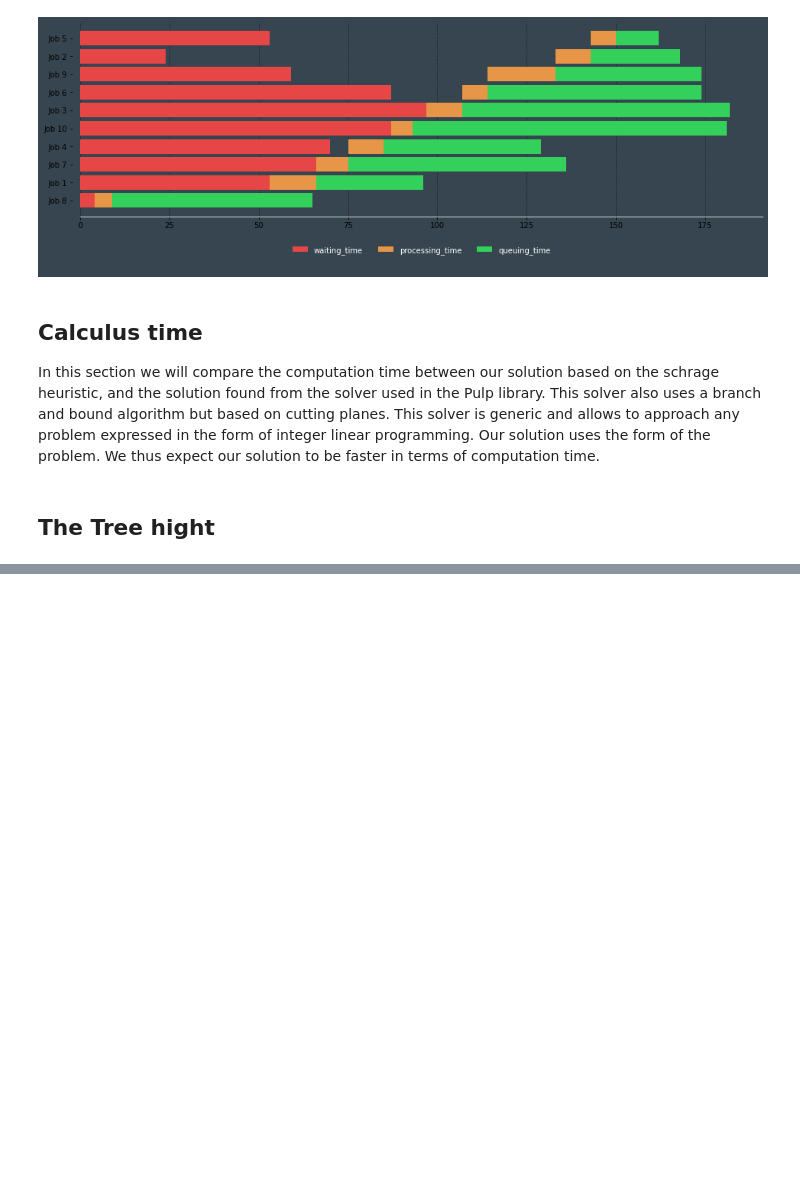
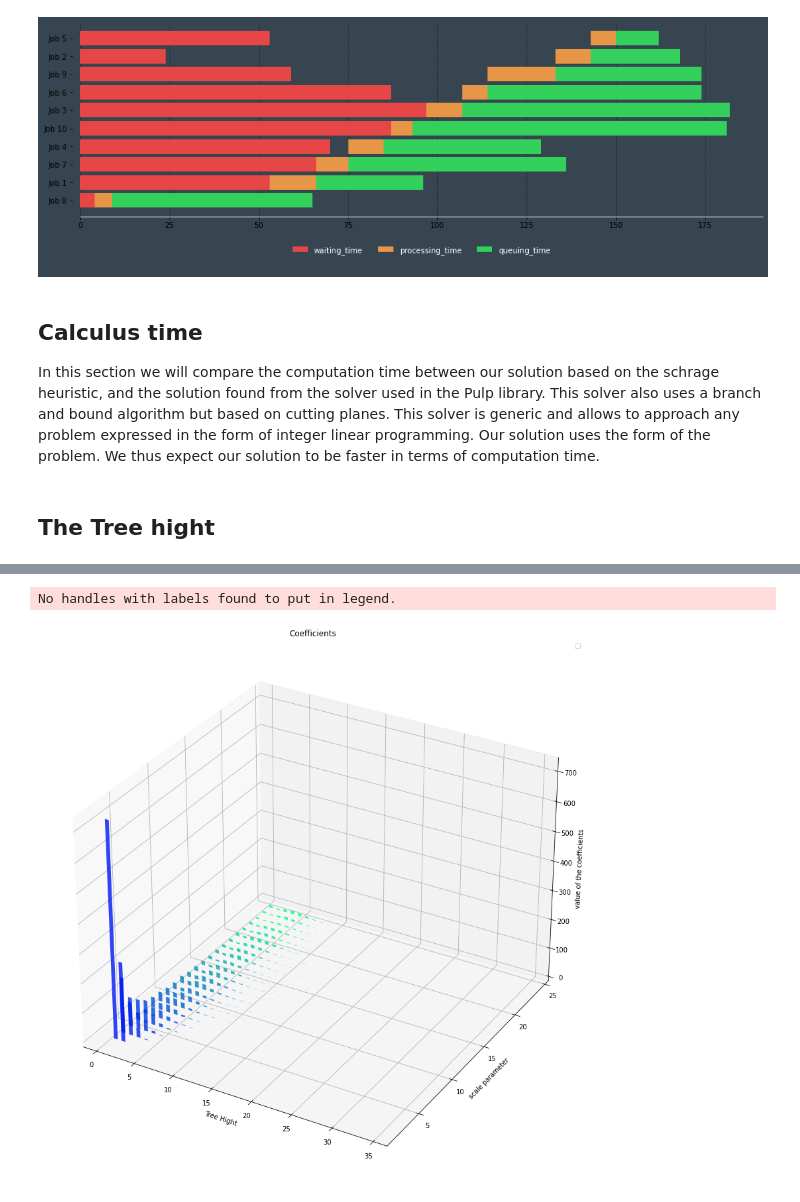
Before and after one commit to lolofo/ro_project_4gm, a Jupyter notebook: project_final/final_project.ipynb, the cells around one changed output, grey strips where cells are left out. Cells and saved outputs as stored; diff of their text form; code cells hidden in the pictures; blank space fills up the shorter version.

Commit message:
tree_hight

```diff
--- a/project_final/final_project.ipynb
+++ b/project_final/final_project.ipynb
@@ -1340,0 +1356,20 @@ In this section we will compare the computation time between our solution based
+# %%
+dist_hight = {}
+n_range = list(range(2,25)) # --> start with this range (first obsrvations)
+num = 1000
+
+
+for n in n_range :
+    dist_hight[n] = []
+
+for n in n_range :
+    print(n)
+
+    for j in range(1,num+1) :
+
+        np.random.seed(j)
+        N,a,d,q = random_instance_default(n , 20 , 25)
+        solution  = branch_n_bound(N , a , d , q , msg = 0)
+        Tree = solution['Tree']
+
+        dist_hight[n].append(get_size(Tree))
@@ -1340,0 +1394,46 @@ In this section we will compare the computation time between our solution based
+# %%
+# --> graphique representations
+
+fig = plt.figure(figsize = (15,15))
+ax = fig.add_subplot(111, projection='3d')
+nbins = 70
+p = np.linspace(0,len(dist_hight)-1 , len(dist_hight)-1)
+
+k = 1
+
+visu = list(range(2,25))
+
+for n in dist_hight :
+
+    if n in visu:
+        z = n
+        c = cm.winter(n/len(p))
+
+        hist , bins = np.histogram(dist_hight[n] , density = True , bins = len(dist_hight[n]))
+
+        xs =  (bins[:-1] + bins[1:])/2
+
+        cs = [c]*len(xs)
+
+        ax.bar(xs,
+                hist,
+                zs=z,
+                zdir='y',
+                color=cs,
+                alpha = 0.8,
+                width = 0.5)
+
+        k = k+1
+
+
+
+
+ax.set_xlabel('Tree Hight')
+ax.set_ylabel('scale parameter')
+ax.set_zlabel('value of the coefficients')
+ax.set_title('Coefficients')
+ax.legend()
+plt.show()
+# %% [output]
+No handles with labels found to put in legend.
+[figure, added]
```
Also changed, not shown: parts of 5 cells of this notebook.
